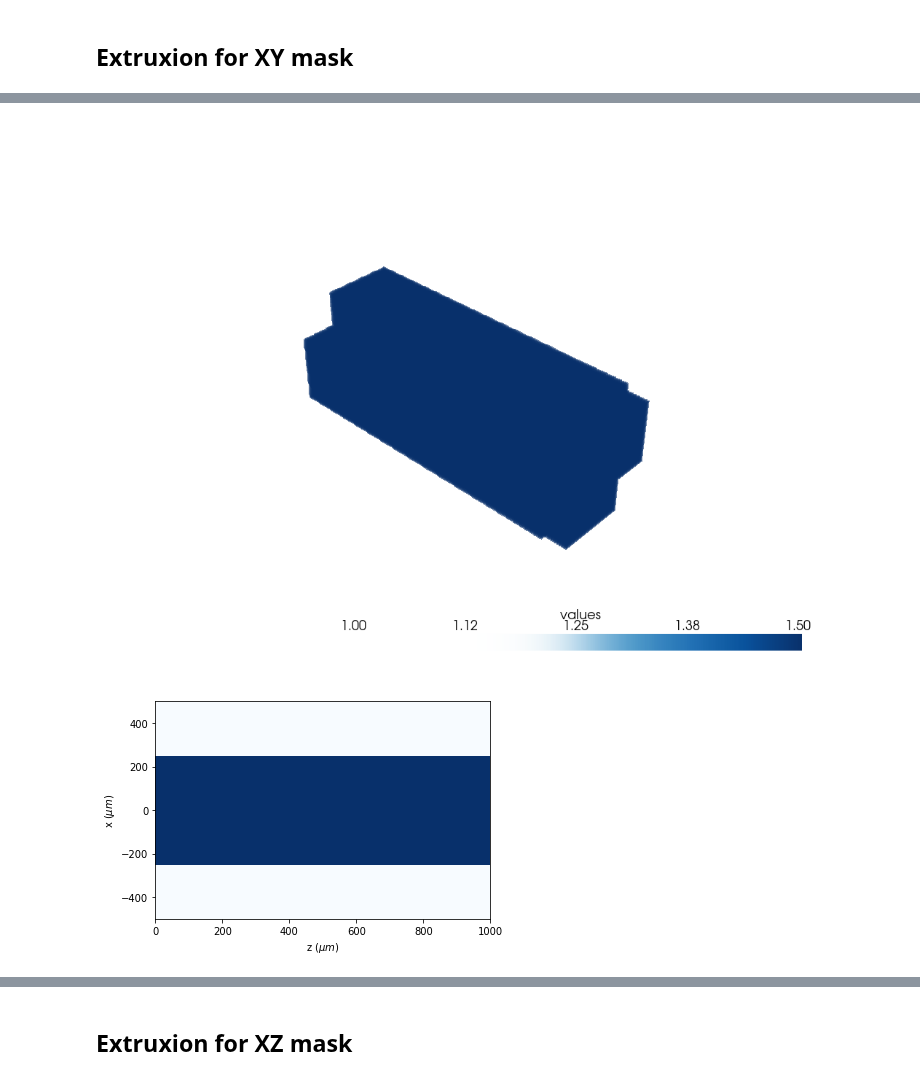
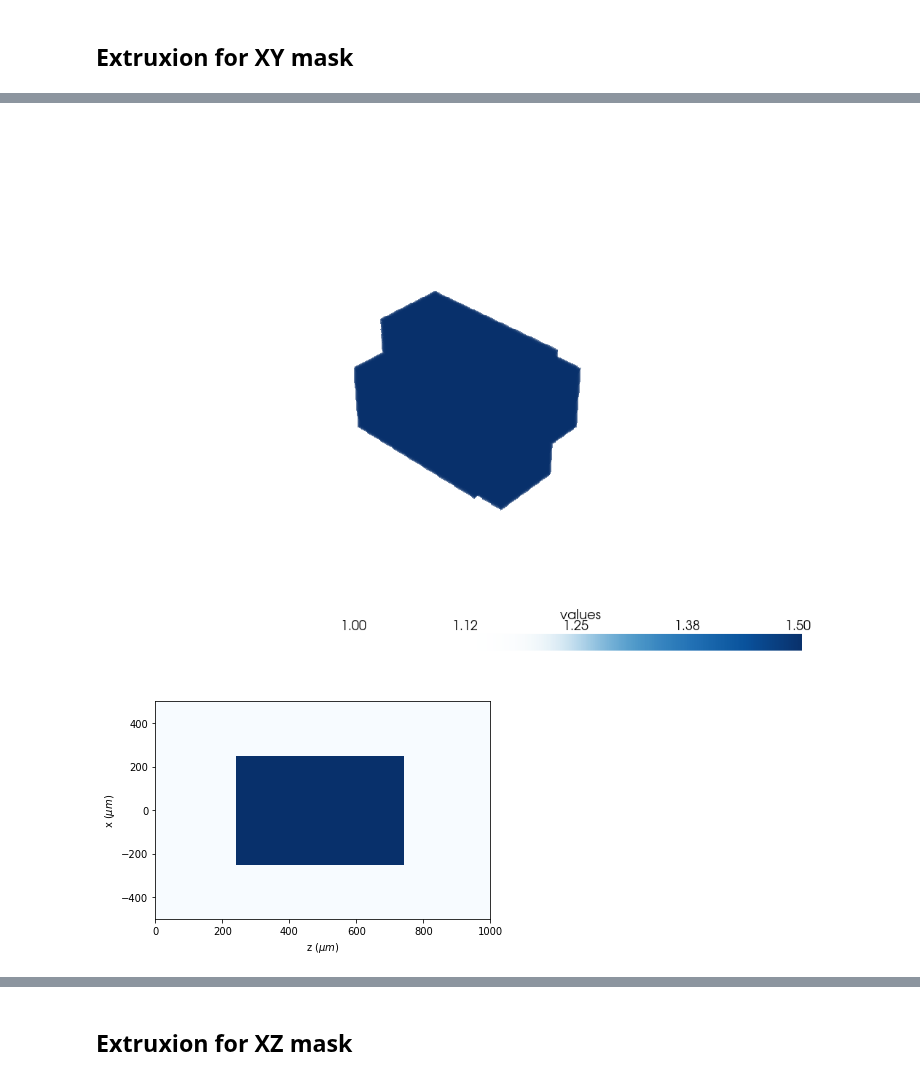
Before and after one commit to aocg-ucm/diffractio, a Jupyter notebook: docs/source/tutorial_scalar/scalar_XYZ/masks_xyz_procedures.ipynb, the cells around one changed output, grey strips where cells are left out. Cells and saved outputs as stored; diff of their text form; code cells hidden in the pictures.

Commit message:
tiny scalar_masks_xyz

```diff
--- a/docs/source/tutorial_scalar/scalar_XYZ/masks_xyz_procedures.ipynb
+++ b/docs/source/tutorial_scalar/scalar_XYZ/masks_xyz_procedures.ipynb
@@ -138,12 +173,12 @@ NameError: name 'np' is not defined
 # %%
 uxyz = Diffractio('scalar', 'mask', **params)
 
-uxyz.extrude_mask_XY(txy=txy, refractive_index=1.5)
-
+# if z0 or z1 is None, the mask is extruded to the limits of the z axis.
+uxyz.extrude_mask_XY(txy=txy, z0=250*um, z1=750*um, refractive_index=1.5)
 uxyz.draw_XYZ('refractive_index', 'volume')
 
 uxz_new = uxyz.to_Scalar_field_XZ(y0=0*um)
 uxz_new.draw_refractive_index()
 # %% [output]
-[figure, old version]
+[figure, new version]
-[figure, old version]
+[figure, new version]
```
Also changed, not shown: parts of 26 cells of this notebook, 6 other files.
